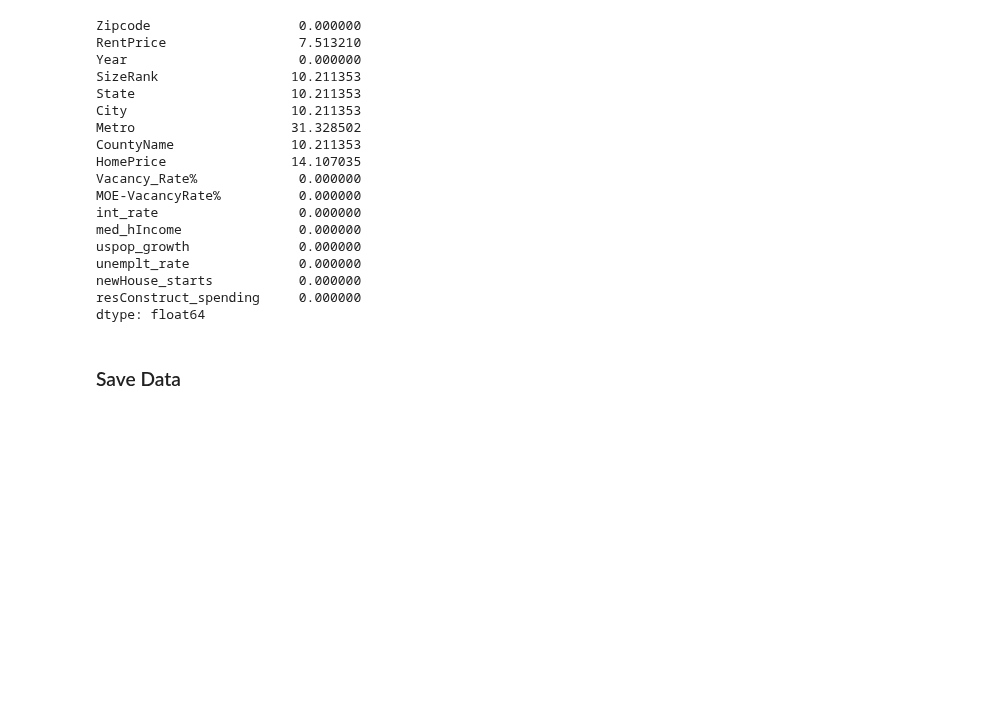
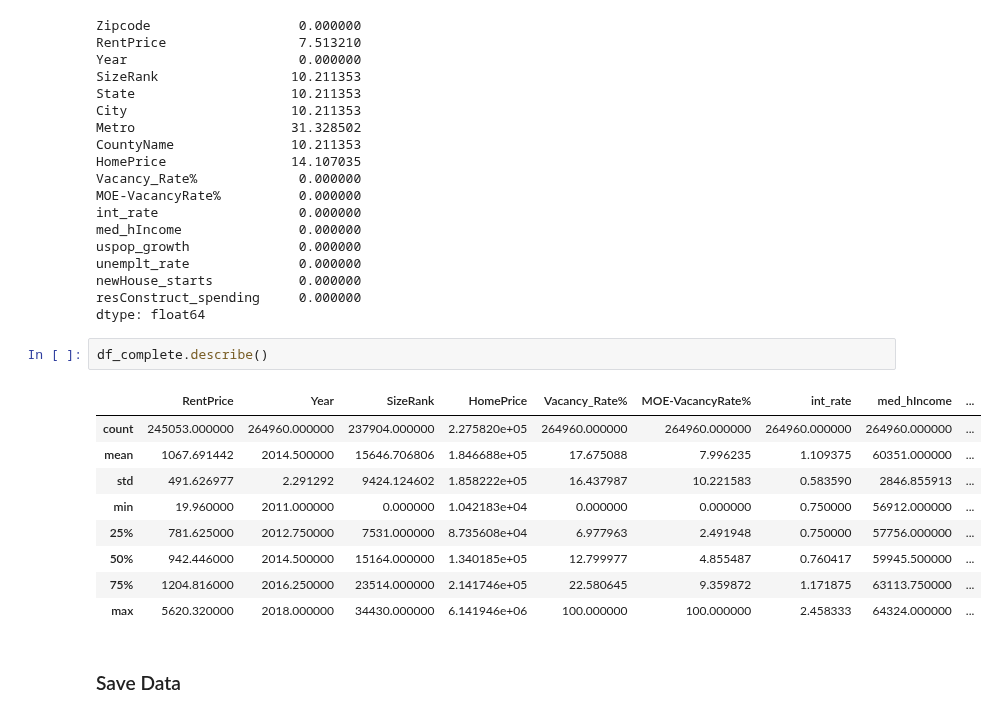
Before and after one commit to jjfrasca/Capstone_2, a Jupyter notebook: notebooks/3.0-jjf-data-wrangling-zipcodeMaster.ipynb, the cells around one changed output. Cells and saved outputs as stored; diff of their text form; blank space fills up the shorter version.

```diff
--- a/notebooks/3.0-jjf-data-wrangling-zipcodeMaster.ipynb
+++ b/notebooks/3.0-jjf-data-wrangling-zipcodeMaster.ipynb
@@ -368,6 +368,18 @@ unemplt_rate              0.000000
 newHouse_starts           0.000000
 resConstruct_spending     0.000000
 dtype: float64
+# %%
+df_complete.describe()
+# %% [output]
+|  | RentPrice | Year | SizeRank | HomePrice | Vacancy_Rate% | MOE-VacancyRate% | int_rate | med_hIncome | ... |
+| count | 245053.000000 | 264960.000000 | 237904.000000 | 2.275820e+05 | 264960.000000 | 264960.000000 | 264960.000000 | 264960.000000 | ... |
+| mean | 1067.691442 | 2014.500000 | 15646.706806 | 1.846688e+05 | 17.675088 | 7.996235 | 1.109375 | 60351.000000 | ... |
+| std | 491.626977 | 2.291292 | 9424.124602 | 1.858222e+05 | 16.437987 | 10.221583 | 0.583590 | 2846.855913 | ... |
+| min | 19.960000 | 2011.000000 | 0.000000 | 1.042183e+04 | 0.000000 | 0.000000 | 0.750000 | 56912.000000 | ... |
+| 25% | 781.625000 | 2012.750000 | 7531.000000 | 8.735608e+04 | 6.977963 | 2.491948 | 0.750000 | 57756.000000 | ... |
+| 50% | 942.446000 | 2014.500000 | 15164.000000 | 1.340185e+05 | 12.799977 | 4.855487 | 0.760417 | 59945.500000 | ... |
+| 75% | 1204.816000 | 2016.250000 | 23514.000000 | 2.141746e+05 | 22.580645 | 9.359872 | 1.171875 | 63113.750000 | ... |
+| max | 5620.320000 | 2018.000000 | 34430.000000 | 6.141946e+06 | 100.000000 | 100.000000 | 2.458333 | 64324.000000 | ... |
 # %% [markdown]
 ### Save Data
 # %%
```
Also changed, not shown: 2 other files.
